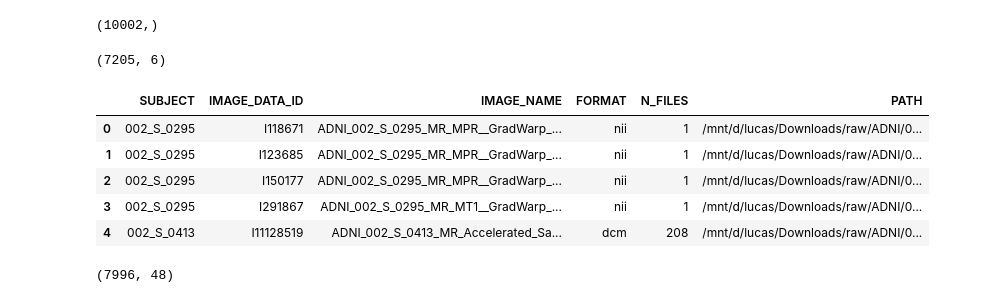
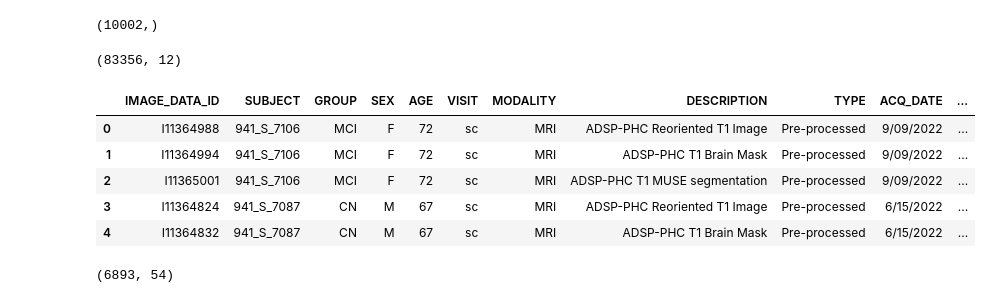
Before and after one commit to lucasthim/mmml-alzheimer-diagnosis, a Jupyter notebook: notebooks/2026_paper/20260624_reviewing_adnimerge.ipynb, the cells around one changed output. Saved outputs shown, nothing was run; the diff lists cells and outputs as text; code cells hidden in the pictures.

```diff
--- a/notebooks/2026_paper/20260624_reviewing_adnimerge.ipynb
+++ b/notebooks/2026_paper/20260624_reviewing_adnimerge.ipynb
@@ -40,19 +134,20 @@ df_selected_mris.IMAGE_DATA_ID.unique().shape
 # %% [output]
 (10002,)
 # %%
-df_downloaded_mris = pd.read_csv('./../../data/reference/DOWNLOAD_RAW_MRI.csv')
+df_downloaded_mris = pd.read_csv('./../../data/reference/MRI_2026_preprocessed_6_30_2026.csv')
+df_downloaded_mris.columns = df_downloaded_mris.columns.str.upper().str.replace(" ", "_")
 print(df_downloaded_mris.shape)
 display(df_downloaded_mris.head(5))
 # %% [output]
-(7205, 6)
+(83356, 12)
-|  | SUBJECT | IMAGE_DATA_ID | IMAGE_NAME | FORMAT | N_FILES | PATH |
-| 0 | 002_S_0295 | I118671 | ADNI_002_S_0295_MR_MPR__GradWarp_... | nii | 1 | /mnt/d/lucas/Downloads/raw/ADNI/0... |
-| 1 | 002_S_0295 | I123685 | ADNI_002_S_0295_MR_MPR__GradWarp_... | nii | 1 | /mnt/d/lucas/Downloads/raw/ADNI/0... |
-| 2 | 002_S_0295 | I150177 | ADNI_002_S_0295_MR_MPR__GradWarp_... | nii | 1 | /mnt/d/lucas/Downloads/raw/ADNI/0... |
-| 3 | 002_S_0295 | I291867 | ADNI_002_S_0295_MR_MT1__GradWarp_... | nii | 1 | /mnt/d/lucas/Downloads/raw/ADNI/0... |
-| 4 | 002_S_0413 | I11128519 | ADNI_002_S_0413_MR_Accelerated_Sa... | dcm | 208 | /mnt/d/lucas/Downloads/raw/ADNI/0... |
+|  | IMAGE_DATA_ID | SUBJECT | GROUP | SEX | AGE | VISIT | MODALITY | DESCRIPTION | TYPE | ACQ_DATE | ... |
+| 0 | I11364988 | 941_S_7106 | MCI | F | 72 | sc | MRI | ADSP-PHC Reoriented T1 Image | Pre-processed | 9/09/2022 | ... |
+| 1 | I11364994 | 941_S_7106 | MCI | F | 72 | sc | MRI | ADSP-PHC T1 Brain Mask | Pre-processed | 9/09/2022 | ... |
+| 2 | I11365001 | 941_S_7106 | MCI | F | 72 | sc | MRI | ADSP-PHC T1 MUSE segmentation | Pre-processed | 9/09/2022 | ... |
+| 3 | I11364824 | 941_S_7087 | CN | M | 67 | sc | MRI | ADSP-PHC Reoriented T1 Image | Pre-processed | 6/15/2022 | ... |
+| 4 | I11364832 | 941_S_7087 | CN | M | 67 | sc | MRI | ADSP-PHC T1 Brain Mask | Pre-processed | 6/15/2022 | ... |
 # %%
 df_filtered_mris = df_adnimerge.merge(df_downloaded_mris, on=['SUBJECT', 'IMAGE_DATA_ID'], how='inner')
 df_filtered_mris.shape
 # %% [output]
-(7996, 48)
+(6893, 54)
```
Also changed, not shown: parts of 20 cells of this notebook, 3 other files.
